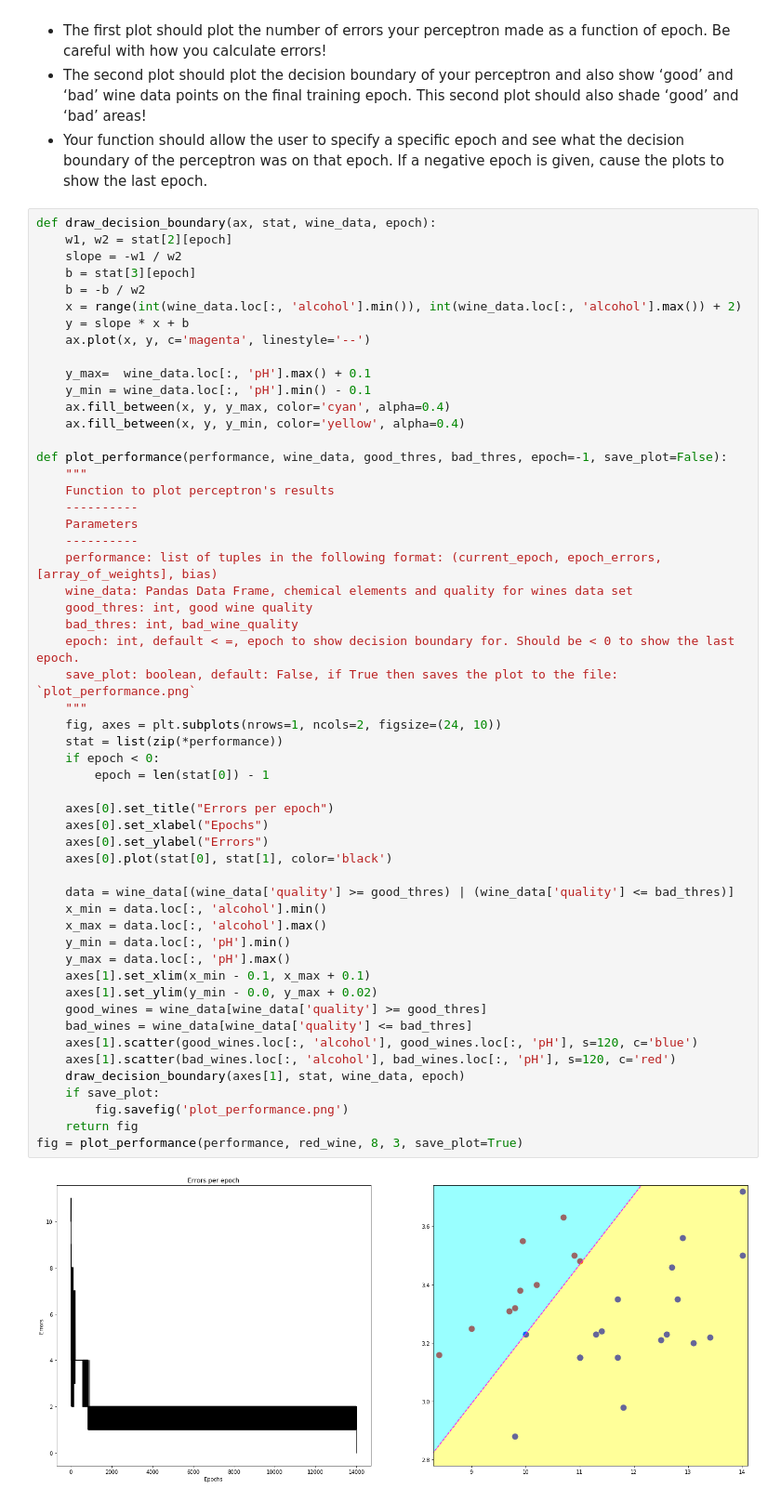
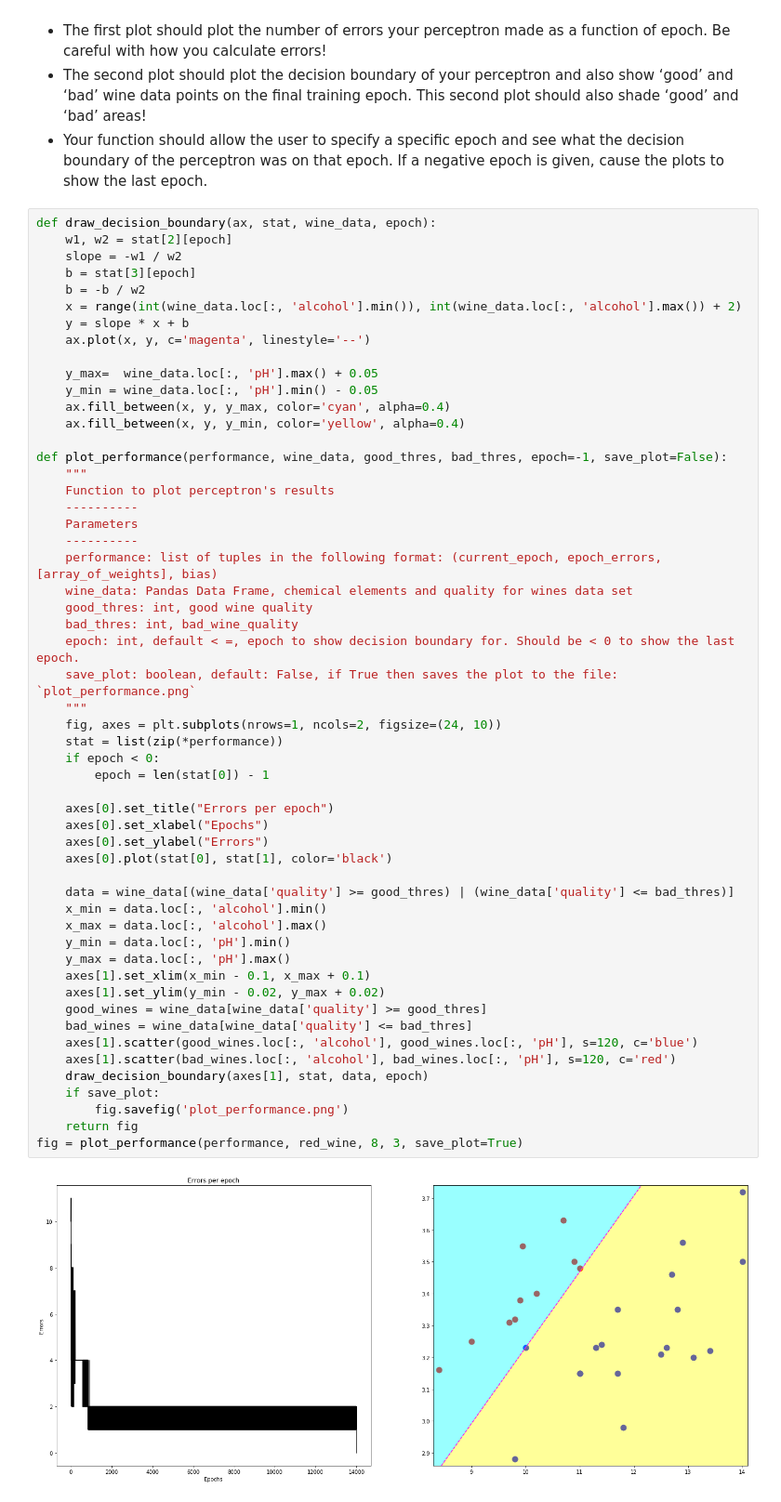
Before and after one commit to o4eredko/ft_sommelier, a Jupyter notebook: notebooks/main.ipynb, the cells around one changed output. Shown at 93% size. Saved outputs shown, nothing was run; the diff lists cells and outputs as text.

```diff
--- a/notebooks/main.ipynb
+++ b/notebooks/main.ipynb
@@ -216,8 +216,8 @@ def draw_decision_boundary(ax, stat, wine_data, epoch):
     y = slope * x + b
     ax.plot(x, y, c='magenta', linestyle='--')
 
-    y_max=  wine_data.loc[:, 'pH'].max() + 0.1
-    y_min = wine_data.loc[:, 'pH'].min() - 0.1
+    y_max=  wine_data.loc[:, 'pH'].max() + 0.05
+    y_min = wine_data.loc[:, 'pH'].min() - 0.05
     ax.fill_between(x, y, y_max, color='cyan', alpha=0.4)
     ax.fill_between(x, y, y_min, color='yellow', alpha=0.4)
 
@@ -232,33 +232,33 @@ def plot_performance(performance, wine_data, good_thres, bad_thres, epoch=-1, sa
     good_thres: int, good wine quality
     bad_thres: int, bad_wine_quality
     epoch: int, default < =, epoch to show decision boundary for. Should be < 0 to show the last epoch.
     save_plot: boolean, default: False, if True then saves the plot to the file: `plot_performance.png`
     """
     fig, axes = plt.subplots(nrows=1, ncols=2, figsize=(24, 10))
     stat = list(zip(*performance))
     if epoch < 0:
         epoch = len(stat[0]) - 1
 
     axes[0].set_title("Errors per epoch")
     axes[0].set_xlabel("Epochs")
     axes[0].set_ylabel("Errors")
     axes[0].plot(stat[0], stat[1], color='black')
 
     data = wine_data[(wine_data['quality'] >= good_thres) | (wine_data['quality'] <= bad_thres)]
     x_min = data.loc[:, 'alcohol'].min()
     x_max = data.loc[:, 'alcohol'].max()
     y_min = data.loc[:, 'pH'].min()
     y_max = data.loc[:, 'pH'].max()
     axes[1].set_xlim(x_min - 0.1, x_max + 0.1)
-    axes[1].set_ylim(y_min - 0.0, y_max + 0.02)
+    axes[1].set_ylim(y_min - 0.02, y_max + 0.02)
     good_wines = wine_data[wine_data['quality'] >= good_thres]
     bad_wines = wine_data[wine_data['quality'] <= bad_thres]
     axes[1].scatter(good_wines.loc[:, 'alcohol'], good_wines.loc[:, 'pH'], s=120, c='blue')
     axes[1].scatter(bad_wines.loc[:, 'alcohol'], bad_wines.loc[:, 'pH'], s=120, c='red')
-    draw_decision_boundary(axes[1], stat, wine_data, epoch)
+    draw_decision_boundary(axes[1], stat, data, epoch)
     if save_plot:
         fig.savefig('plot_performance.png')
     return fig
 fig = plot_performance(performance, red_wine, 8, 3, save_plot=True)
 # %% [output]
-[figure, old version]
+[figure, new version]
```
